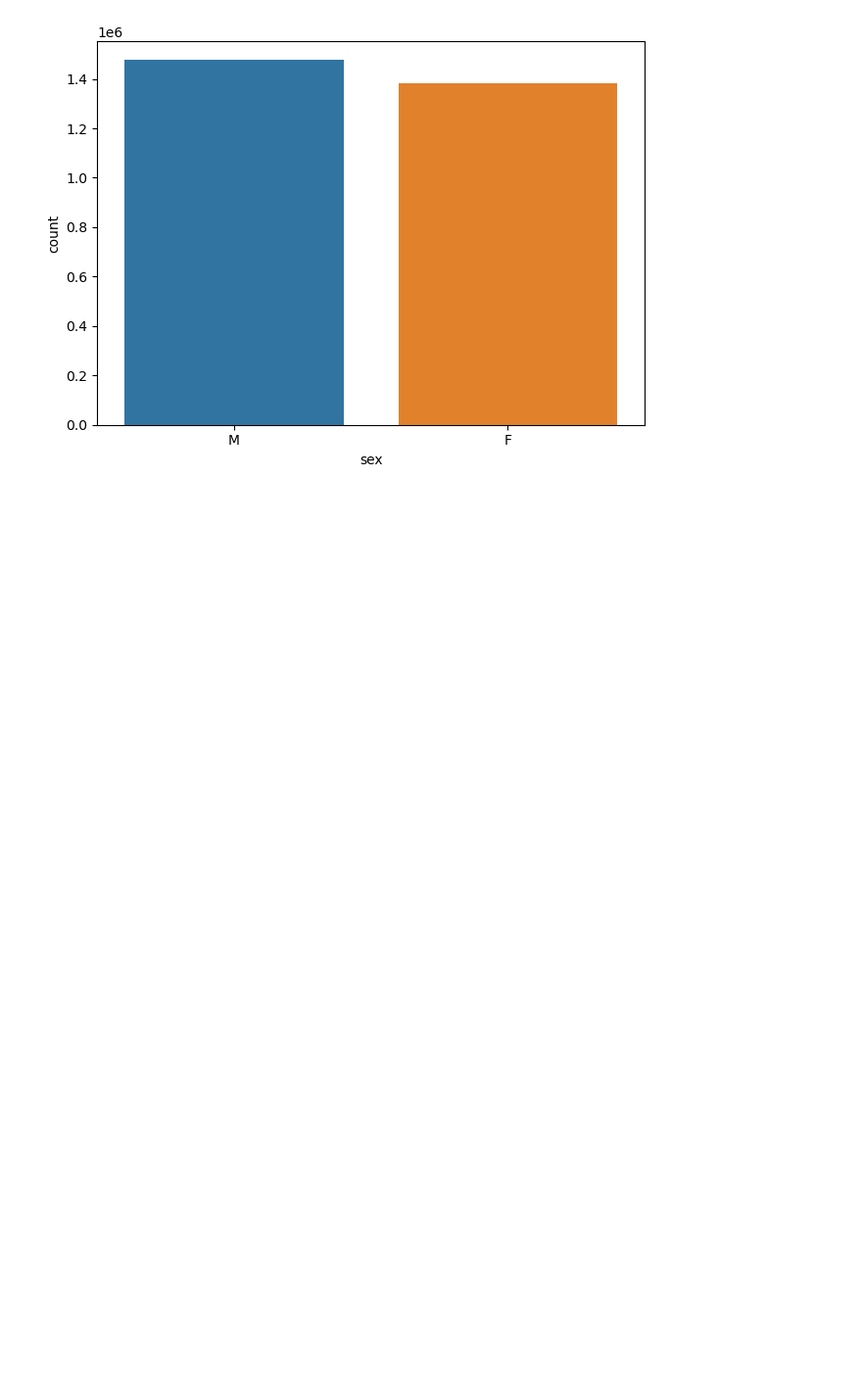
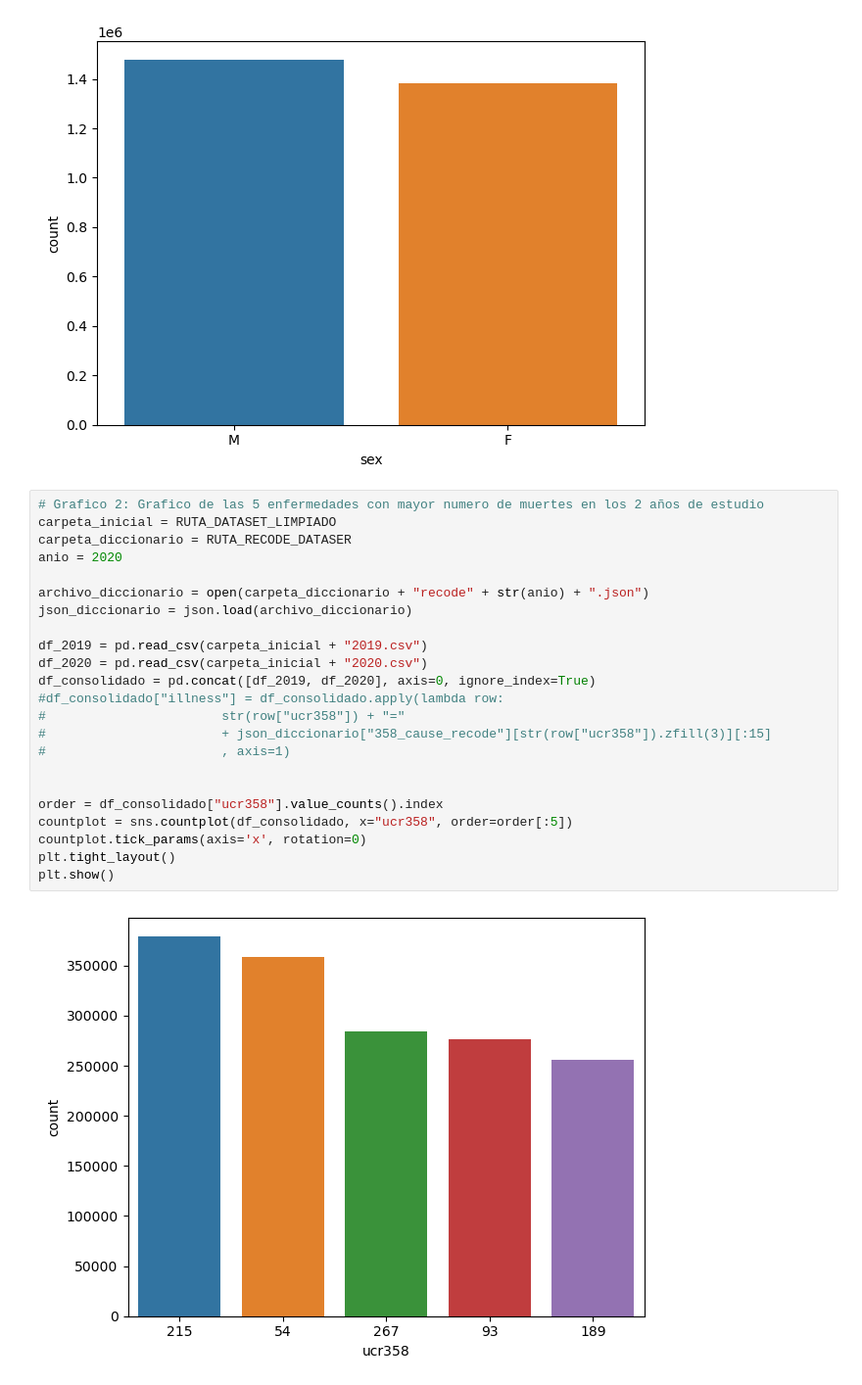
Before and after one commit to blackbrs/diplomado, a Jupyter notebook: Proyecto/Proyecto.ipynb, the cells around one changed output. Shown: that part at 98% size. Drawn from its saved outputs; the diff is of its cells as text; blank space fills up the shorter version.

```diff
--- a/Proyecto/Proyecto.ipynb
+++ b/Proyecto/Proyecto.ipynb
@@ -263,4 +265,29 @@ plt.tight_layout()
 plt.show()
 # %% [output]
 [figure]
+# %%
+# Grafico 2: Grafico de las 5 enfermedades con mayor numero de muertes en los 2 años de estudio
+carpeta_inicial = RUTA_DATASET_LIMPIADO
+carpeta_diccionario = RUTA_RECODE_DATASER
+anio = 2020
+
+archivo_diccionario = open(carpeta_diccionario + "recode" + str(anio) + ".json")
+json_diccionario = json.load(archivo_diccionario)
+
+df_2019 = pd.read_csv(carpeta_inicial + "2019.csv")
+df_2020 = pd.read_csv(carpeta_inicial + "2020.csv")
+df_consolidado = pd.concat([df_2019, df_2020], axis=0, ignore_index=True)
+#df_consolidado["illness"] = df_consolidado.apply(lambda row:
+#                       str(row["ucr358"]) + "="
+#                       + json_diccionario["358_cause_recode"][str(row["ucr358"]).zfill(3)][:15]
+#                       , axis=1)
+
+
+order = df_consolidado["ucr358"].value_counts().index
+countplot = sns.countplot(df_consolidado, x="ucr358", order=order[:5])
+countplot.tick_params(axis='x', rotation=0)
+plt.tight_layout()
+plt.show()
+# %% [output]
+[figure, added]
 # %%
```
Also changed, not shown: parts of 5 cells of this notebook, 3 other files.
